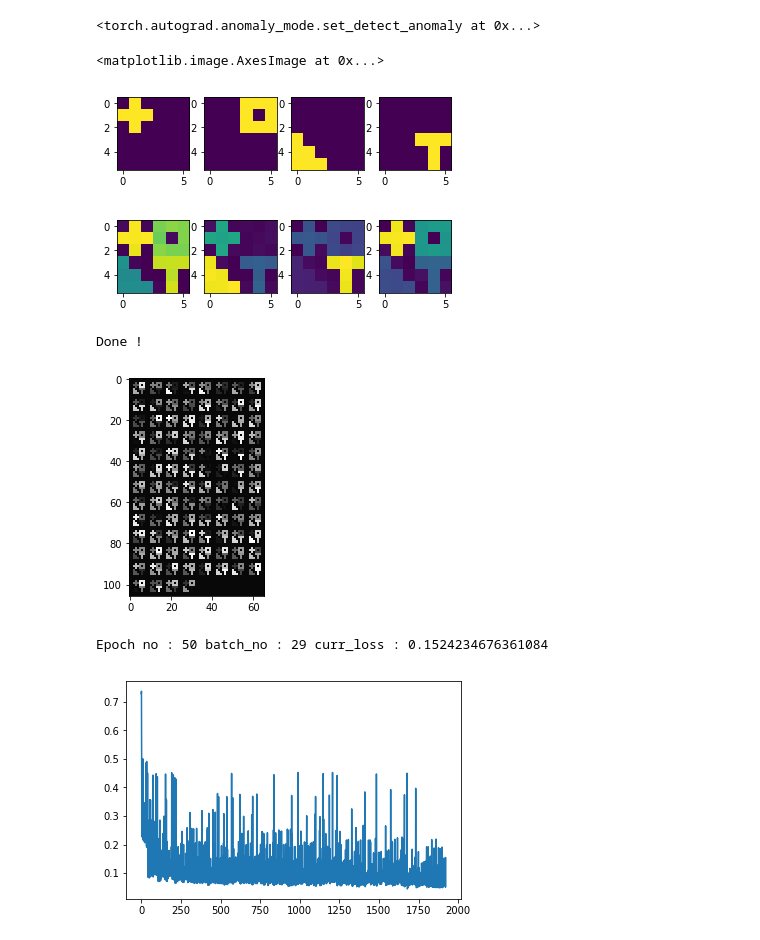
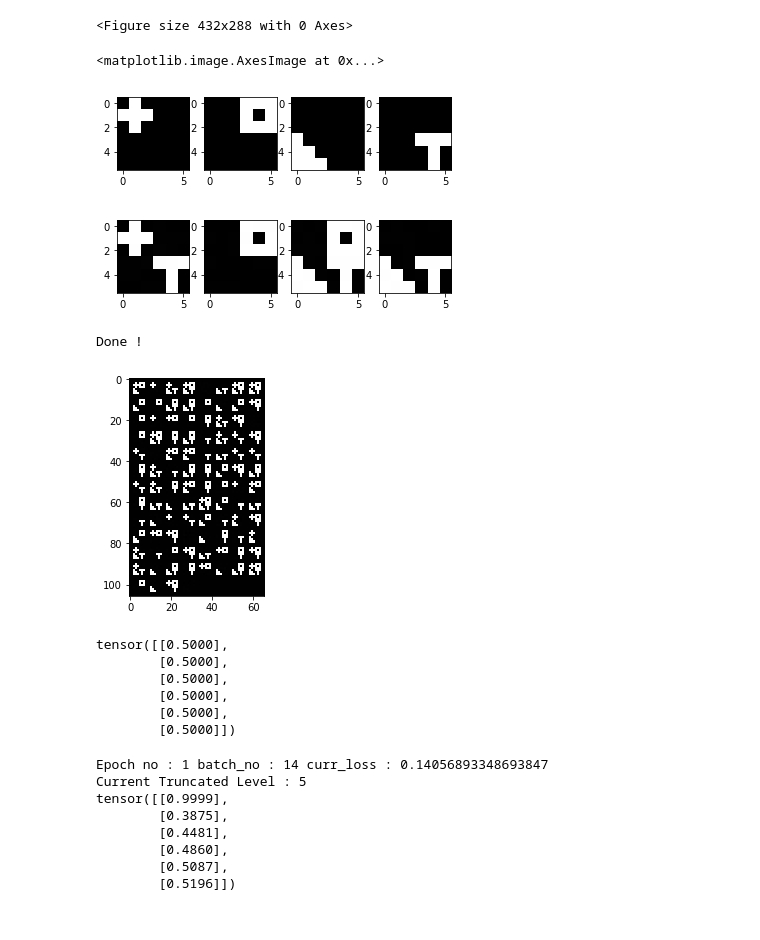
Before and after one commit to anup00900/Probabilistic-Modelling, a Jupyter notebook: GaussianLinearModel/RRSGLM.ipynb, the cells around one changed output. Saved outputs shown, nothing was run; the diff lists cells and outputs as text; code cells hidden in the pictures.

```diff
--- a/GaussianLinearModel/RRSGLM.ipynb
+++ b/GaussianLinearModel/RRSGLM.ipynb
@@ -14,8 +15,9 @@ if(torch.cuda.is_available()):
     deivce = "gpu"
 
 torch.autograd.set_detect_anomaly(True)
+plt.set_cmap("gray")
 # %% [output]
-<torch.autograd.anomaly_mode.set_detect_anomaly at 0x...>
+<Figure size 432x288 with 0 Axes>
 # %%
 # Synthetic Data Genration
 
@@ -36,39 +38,39 @@ k3[-3,1:2] = 0.0
 k4 = np.zeros((6,6))
 k4[-3:,-2] = 1.0
 k4[-3,-3:] = 1.0
 
 fig, ax = plt.subplots(1,4)
 
 ax[0].imshow(k1)
 ax[1].imshow(k2)
 ax[2].imshow(k3)
 ax[3].imshow(k4)
 
 
 '''Data Generation'''
 
 train_size = 3000
 test_size = 500
 
-train_weights = np.random.rand(train_size, 4)
+train_weights = np.random.rand(train_size, 4)>0.5
 train_data = np.dot(train_weights,np.array([k1.reshape(-1,1),k2.reshape(-1,1),k3.reshape(-1,1),k4.reshape(-1,1)]).reshape(4,-1))
-train_data += np.random.normal(0,0.01, size = train_data.shape)
+train_data += np.random.normal(0,0.002, size = train_data.shape)
 
-test_weights = np.random.rand(test_size, 4)
+test_weights = np.random.rand(test_size, 4)>0.5
 test_data = np.dot(test_weights,np.array([k1.reshape(-1,1),k2.reshape(-1,1),k3.reshape(-1,1),k4.reshape(-1,1)]).reshape(4,-1))
-test_data += np.random.normal(0,0.01, size = test_data.shape)
+test_data += np.random.normal(0,0.002, size = test_data.shape)
 
 
 fig, ax = plt.subplots(1,4)
 
 ax[0].imshow(train_data[0].reshape(6,6))
 ax[1].imshow(train_data[300].reshape(6,6))
 ax[2].imshow(test_data[0].reshape(6,6))
 ax[3].imshow(test_data[300].reshape(6,6))
 # %% [output]
 <matplotlib.image.AxesImage at 0x...>
-[figure, old version]
+[figure, new version]
-[figure, old version]
+[figure, new version]
 # %%
 BATCH_SIZE = 100
 
@@ -90,7 +92,7 @@ dataiter = iter(trainloader)
 images = dataiter.next()
 show_images(images)
 # %% [output]
-[figure, old version]
+[figure, new version]
 # %%
 class GLM_NP(nn.Module):
     def __init__(self, latent_variable_dim, alpha = 1.0, rholr = 10e-12):
@@ -422,7 +423,14 @@ def train_step(model, images, sample_max = 5, sample = False, keep_graph = False
     return l_final_params
 # %%
-glm = GLM_NP(1,4,10e-3)
-glm.optimizer = retain_k_nodes(glm , new_K = 2)
+glm = GLM_NP(5,1,10e-5)
+glm.rhos
+# %% [output]
+tensor([[0.5000],
+        [0.5000],
+        [0.5000],
+        [0.5000],
+        [0.5000],
+        [0.5000]])
 # %%
 ## train
 train_loss = []
@@ -430,25 +438,25 @@ glm.temperature = 1.0
 keep_graph = True
 # %%
-# optimizer = torch.optim.Adam(glm.parameters(), 0.05)
-for epoch in range(50):
+# optimizer = torch.optim.Adam(glm.parameters(), 0.1)
+for epoch in range(5):
 
 
     for i, data in enumerate(trainloader, 0):
         images = data.float()
         images = images.to(device)
 
-        if(i%1 == 0 and True):
-            l = train_step(glm, images, 1, True, keep_graph)
+        if(i%5 == 0 and False):
+            l = train_step(glm, images, 10, True, keep_graph)
         else:
-            l = train_step(glm, images, 1, False, keep_graph)
+            l = train_step(glm, images, 10, False, keep_graph)
 
 
 
         train_loss.append((l/((1 - glm.rhos[:-1]).sum())).item() / len(images))
 
         glm.temperature /= 1.1
-        if(glm.temperature < .01):
-            glm.temperature = 0.01
+        if(glm.temperature < .0001):
+            glm.temperature = 0.0001
 
 
 #         optimizer.zero_grad()
@@ -457,7 +465,7 @@ for epoch in range(50):
 #             l.backward()
 #         except:
 #             pass
-#         train_loss.append(l.item() / len(images))
+#         train_loss.append(l.item())
 #         optimizer.step()
 
 
@@ -469,8 +477,14 @@ for epoch in range(50):
 plt.plot(train_loss)
 plt.show()
 # %% [output]
-Epoch no : 50 batch_no : 29 curr_loss : 0.1524234676361084
+Epoch no : 1 batch_no : 14 curr_loss : 0.14056893348693847
+Current Truncated Level : 5
+tensor([[0.9999],
+        [0.3875],
+        [0.4481],
+        [0.4860],
+        [0.5087],
+        [0.5196]])
-[figure, removed]
 # %%
 K = max(glm.get_current_K(),2)
 fig, ax = plt.subplots(1,K, figsize = [2*K,6])
```
Also changed, not shown: parts of 24 cells of this notebook.
